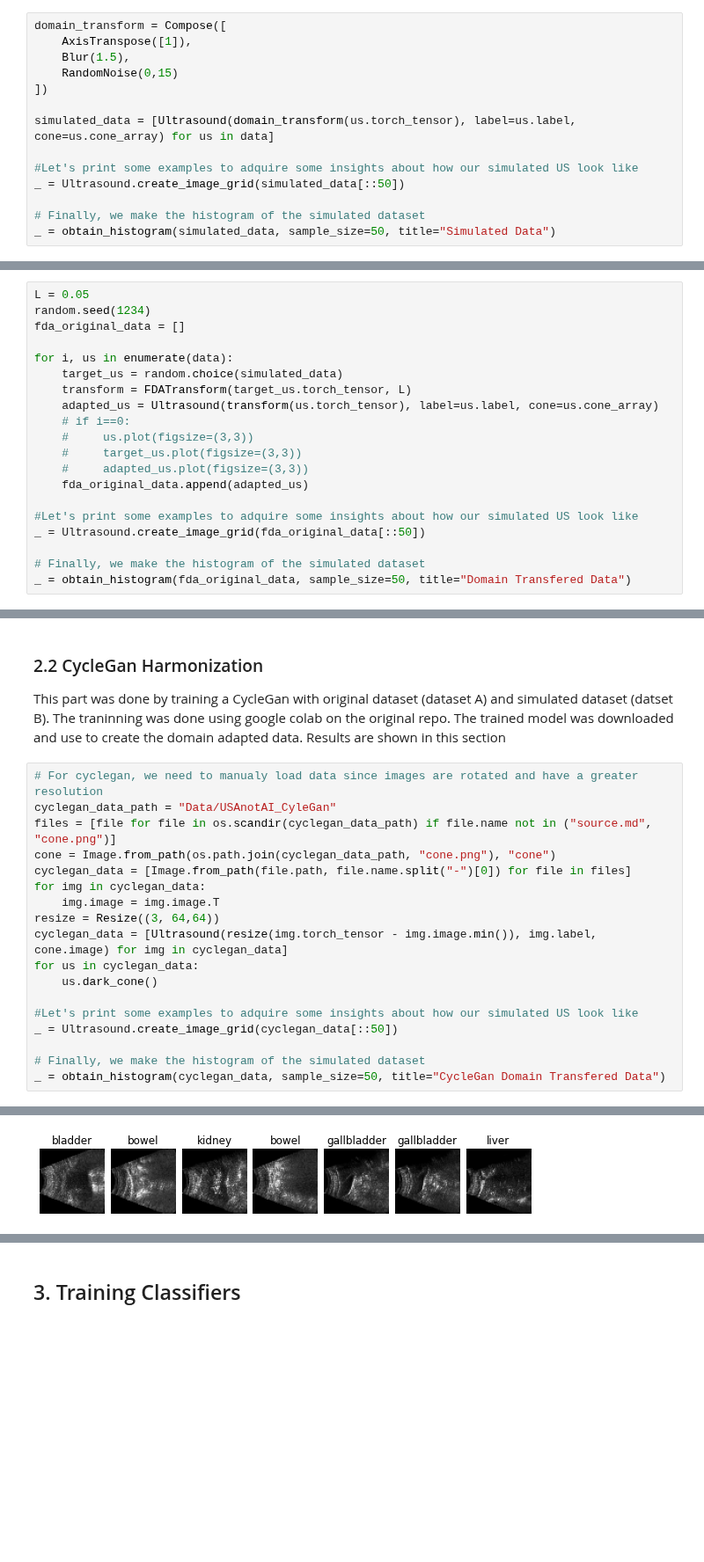
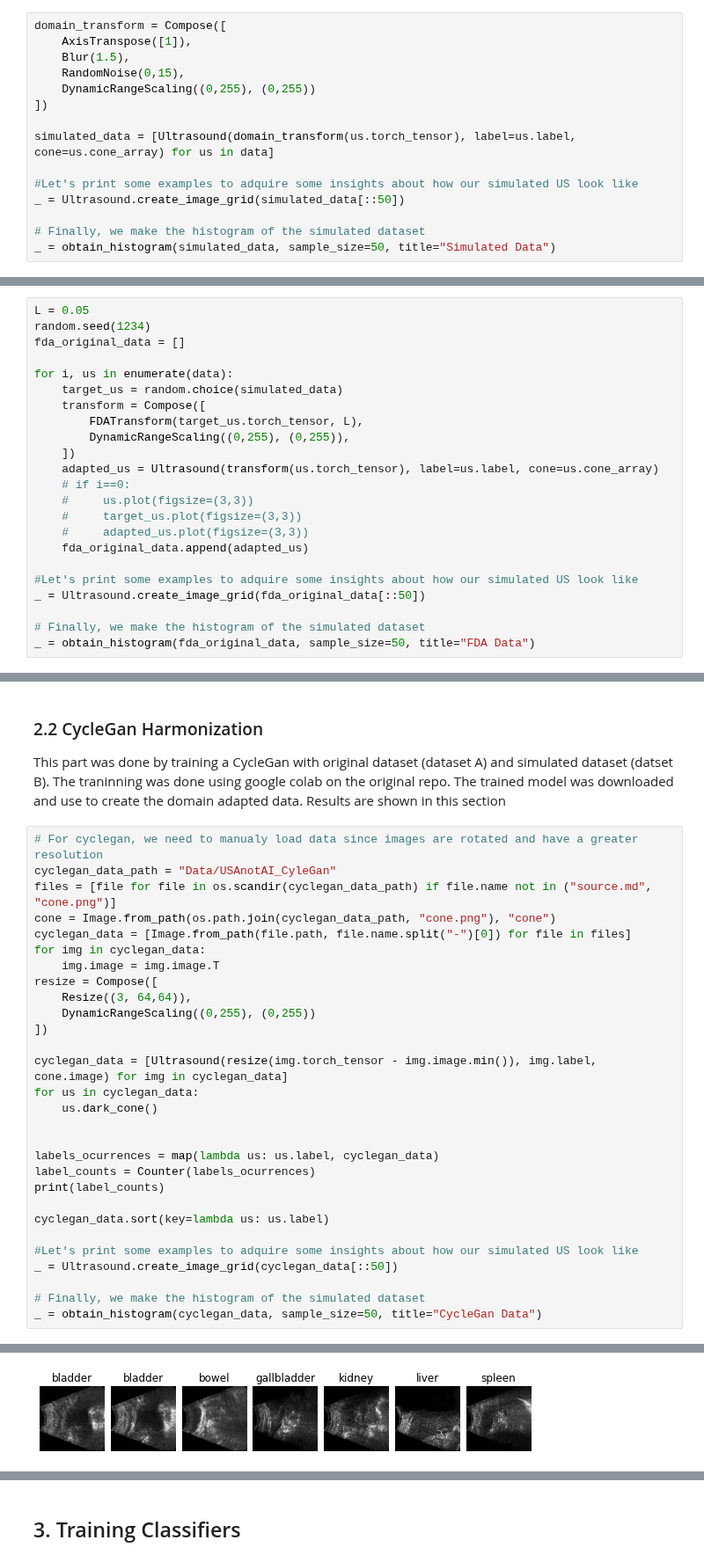
Before and after one commit to Juanki0396/TFG, a Jupyter notebook: IA_Ultrasounds.ipynb, the cells around one changed output, grey strips where cells are left out. Shown at 88% size. Cells and saved outputs as stored; diff of their text form; blank space fills up the shorter version.

```diff
--- a/IA_Ultrasounds.ipynb
+++ b/IA_Ultrasounds.ipynb
@@ -68,7 +68,8 @@ Now, we can proceed to make our simulated data from the original dataset
 domain_transform = Compose([
     AxisTranspose([1]),
     Blur(1.5),
-    RandomNoise(0,15)
+    RandomNoise(0,15),
+    DynamicRangeScaling((0,255), (0,255))
 ])
 
 simulated_data = [Ultrasound(domain_transform(us.torch_tensor), label=us.label, cone=us.cone_array) for us in data]
@@ -114,7 +115,10 @@ fda_original_data = []
 
 for i, us in enumerate(data):
     target_us = random.choice(simulated_data)
-    transform = FDATransform(target_us.torch_tensor, L)
+    transform = Compose([
+        FDATransform(target_us.torch_tensor, L),
+        DynamicRangeScaling((0,255), (0,255)),
+    ])
     adapted_us = Ultrasound(transform(us.torch_tensor), label=us.label, cone=us.cone_array)
     # if i==0:
     #     us.plot(figsize=(3,3))
@@ -126,5 +130,5 @@ for i, us in enumerate(data):
 _ = Ultrasound.create_image_grid(fda_original_data[::50])
 
 # Finally, we make the histogram of the simulated dataset
-_ = obtain_histogram(fda_original_data, sample_size=50, title="Domain Transfered Data")
+_ = obtain_histogram(fda_original_data, sample_size=50, title="FDA Data")
 # %% [output]
@@ -142,14 +146,25 @@ cone = Image.from_path(os.path.join(cyclegan_data_path, "cone.png"), "cone")
 cyclegan_data = [Image.from_path(file.path, file.name.split("-")[0]) for file in files]
 for img in cyclegan_data:
     img.image = img.image.T
-resize = Resize((3, 64,64))
+resize = Compose([
+    Resize((3, 64,64)),
+    DynamicRangeScaling((0,255), (0,255))
+])
+
 cyclegan_data = [Ultrasound(resize(img.torch_tensor - img.image.min()), img.label, cone.image) for img in cyclegan_data]
 for us in cyclegan_data:
     us.dark_cone()
+
+
+labels_ocurrences = map(lambda us: us.label, cyclegan_data)
+label_counts = Counter(labels_ocurrences)
+print(label_counts)
+
+cyclegan_data.sort(key=lambda us: us.label)
 
 #Let's print some examples to adquire some insights about how our simulated US look like
 _ = Ultrasound.create_image_grid(cyclegan_data[::50])
 
 # Finally, we make the histogram of the simulated dataset
-_ = obtain_histogram(cyclegan_data, sample_size=50, title="CycleGan Domain Transfered Data")
+_ = obtain_histogram(cyclegan_data, sample_size=50, title="CycleGan Data")
 # %% [output]
@@ -156 +172 @@ _ = obtain_histogram(cyclegan_data, sample_size=50, title="CycleGan Domain Trans
-[figure, old version]
+[figure, new version]
```
Also changed, not shown: parts of 8 cells of this notebook, 1 other file.
